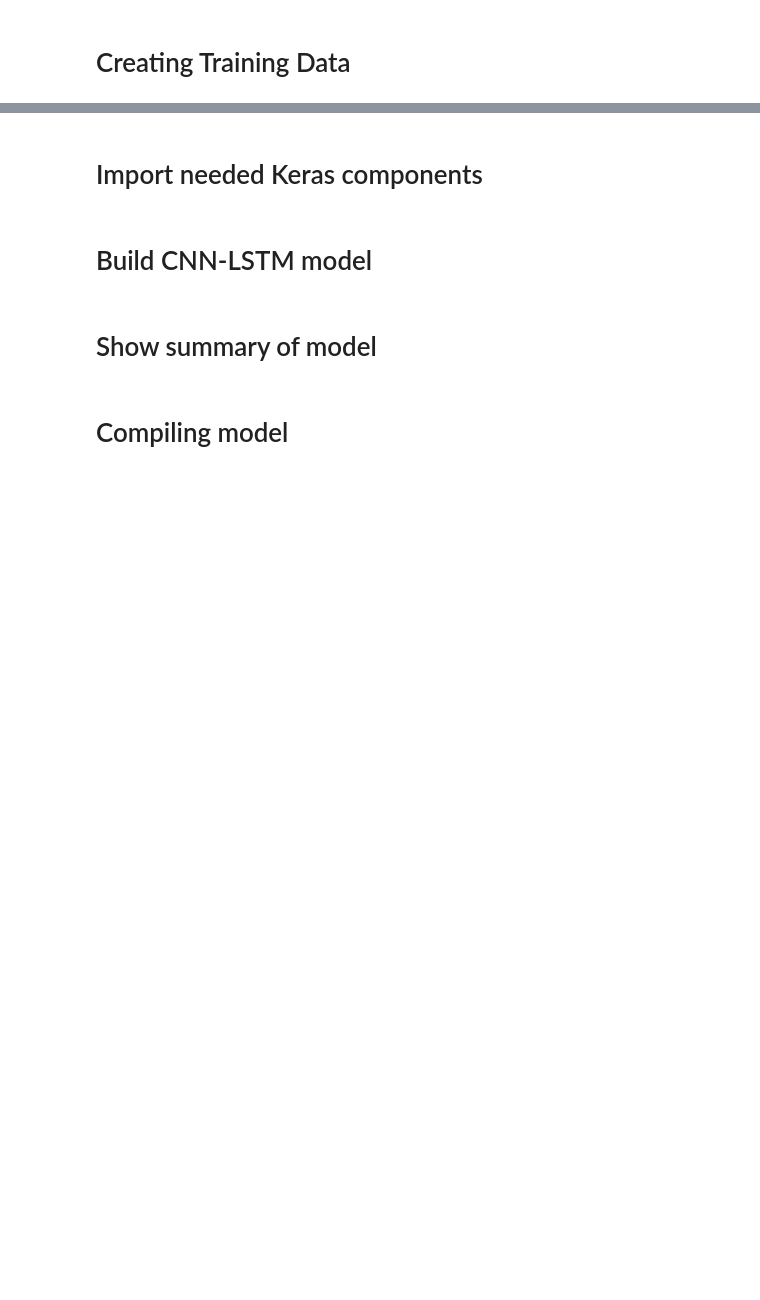
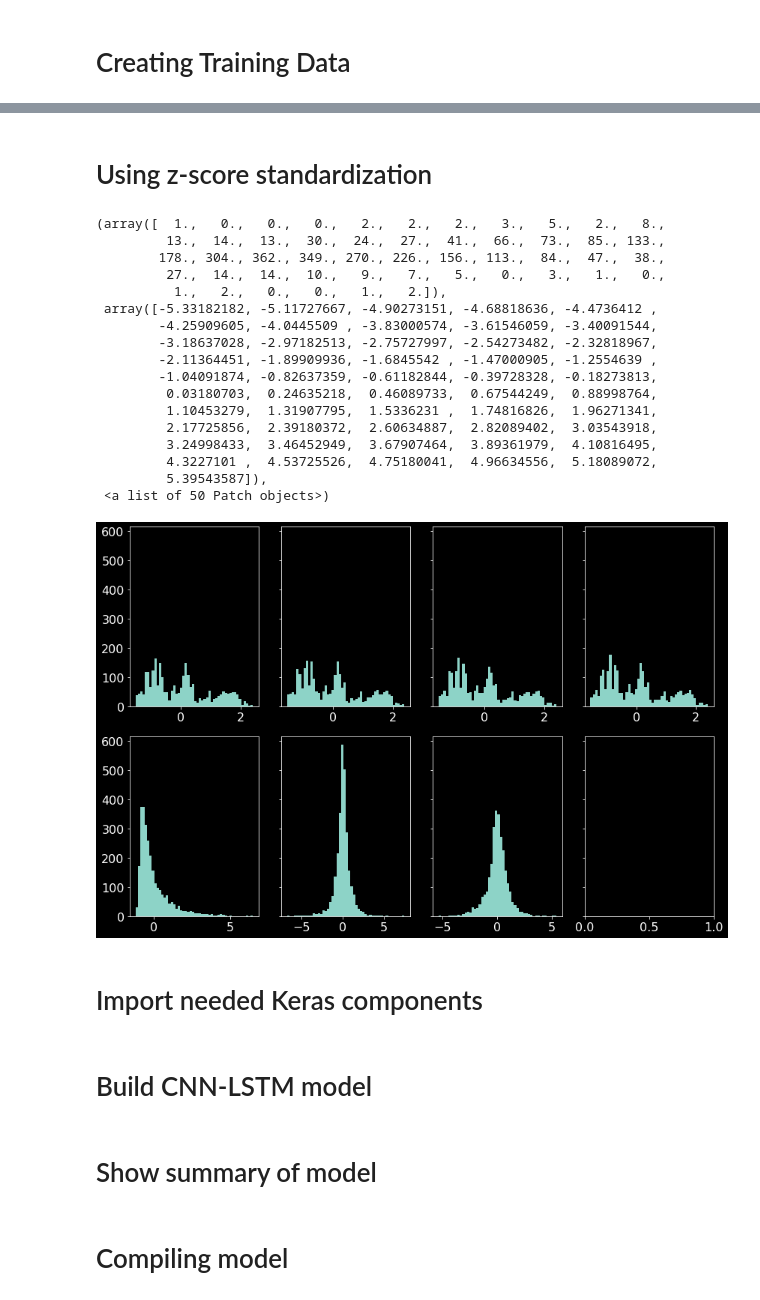
Before and after one commit to Olivia-Feldman/DLStockPrectionCNNModel-, a Jupyter notebook: sources/stock_predictor_CNN+LSTM.ipynb, the cells around one changed output, grey strips where cells are left out. Drawn from its saved outputs; the diff is of its cells as text; code cells hidden in the pictures; blank space fills up the shorter version.

```diff
--- a/sources/stock_predictor_CNN+LSTM.ipynb
+++ b/sources/stock_predictor_CNN+LSTM.ipynb
@@ -113,3 +114,39 @@ training_data.head()
+# %% [markdown]
+# Using z-score standardization
+# %%
+from scipy import stats
+
+training_data = stats.zscore(training_data, axis=0, ddof=0, nan_policy='omit')
+
+n_bins = 50
+
+fig, axs = plt.subplots(2, 4, sharey=True, tight_layout=True)
+axs[0][0].hist(training_data[:, 0], bins=n_bins)
+axs[0][1].hist(training_data[:, 1], bins=n_bins)
+axs[0][2].hist(training_data[:, 2], bins=n_bins)
+axs[0][3].hist(training_data[:, 3], bins=n_bins)
+axs[1][0].hist(training_data[:, 4], bins=n_bins)
+axs[1][1].hist(training_data[:, 5], bins=n_bins)
+axs[1][2].hist(training_data[:, 6], bins=n_bins)
+# %% [output]
+(array([  1.,   0.,   0.,   0.,   2.,   2.,   2.,   3.,   5.,   2.,   8.,
+         13.,  14.,  13.,  30.,  24.,  27.,  41.,  66.,  73.,  85., 133.,
+        178., 304., 362., 349., 270., 226., 156., 113.,  84.,  47.,  38.,
+         27.,  14.,  14.,  10.,   9.,   7.,   5.,   0.,   3.,   1.,   0.,
+          1.,   2.,   0.,   0.,   1.,   2.]),
+ array([-5.33182182, -5.11727667, -4.90273151, -4.68818636, -4.4736412 ,
+        -4.25909605, -4.0445509 , -3.83000574, -3.61546059, -3.40091544,
+        -3.18637028, -2.97182513, -2.75727997, -2.54273482, -2.32818967,
+        -2.11364451, -1.89909936, -1.6845542 , -1.47000905, -1.2554639 ,
+        -1.04091874, -0.82637359, -0.61182844, -0.39728328, -0.18273813,
+         0.03180703,  0.24635218,  0.46089733,  0.67544249,  0.88998764,
+         1.10453279,  1.31907795,  1.5336231 ,  1.74816826,  1.96271341,
+         2.17725856,  2.39180372,  2.60634887,  2.82089402,  3.03543918,
+         3.24998433,  3.46452949,  3.67907464,  3.89361979,  4.10816495,
+         4.3227101 ,  4.53725526,  4.75180041,  4.96634556,  5.18089072,
+         5.39543587]),
+ <a list of 50 Patch objects>)
+[figure, added]
 # %% [markdown]
 # Import needed Keras components
 # %%
```
Also changed, not shown: parts of 1 cell of this notebook.
